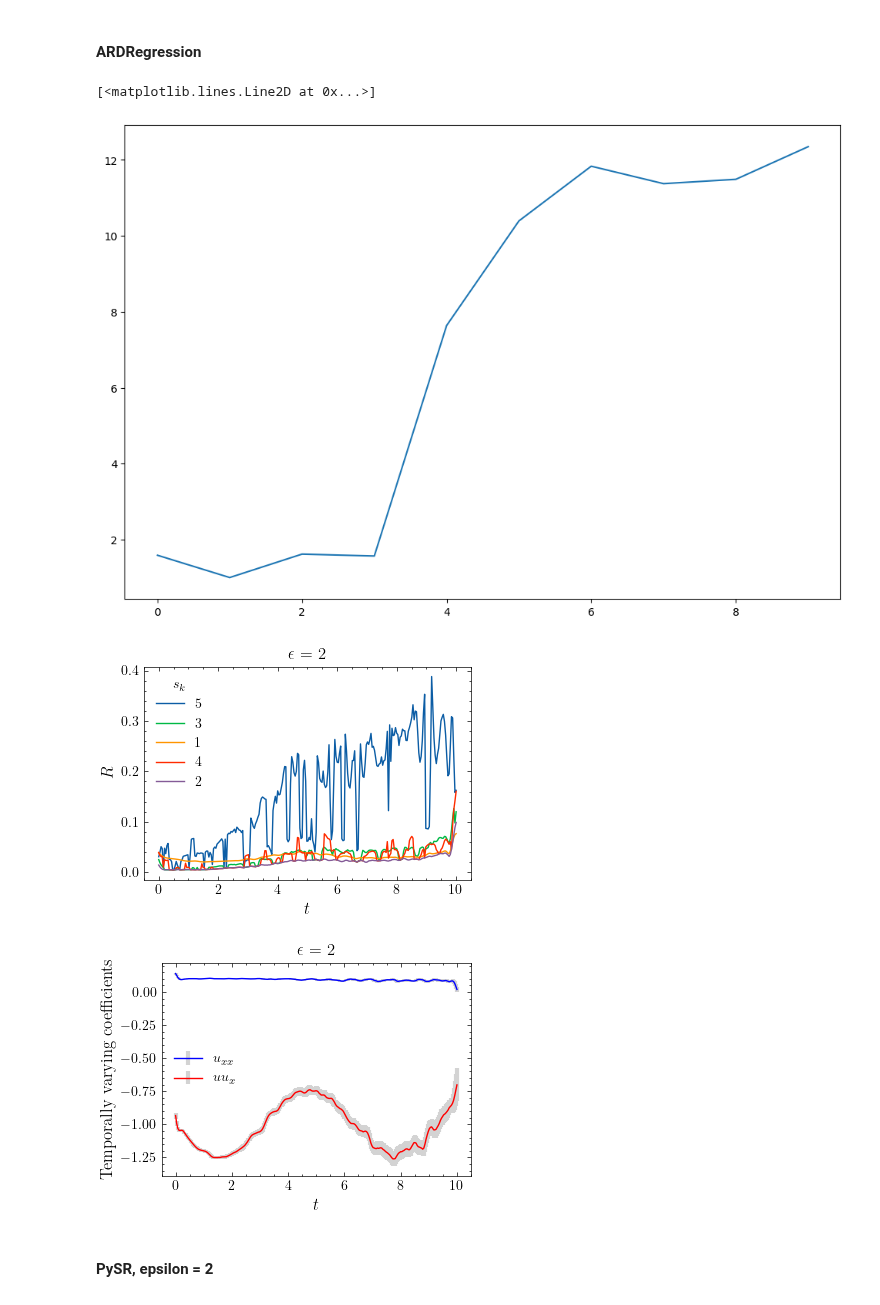
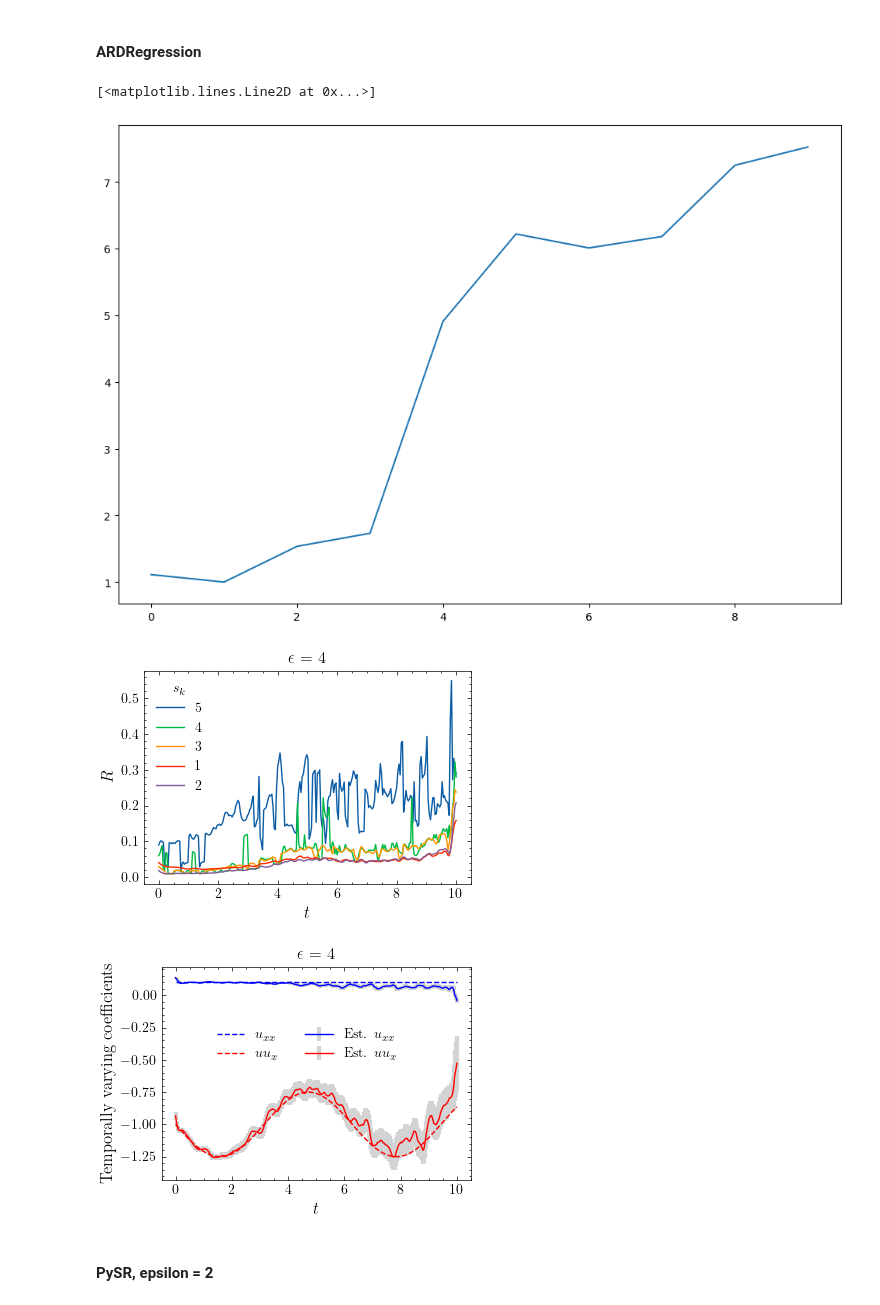
Before and after one commit to Pongpisit-Thanasutives/parametric-discovery, a Jupyter notebook: Parametric_Burgers-PySR.ipynb, the cells around one changed output. Cells and saved outputs as stored; diff of their text form; code cells hidden in the pictures.

```diff
--- a/Parametric_Burgers-PySR.ipynb
+++ b/Parametric_Burgers-PySR.ipynb
@@ -109,7 +109,7 @@ u_clean_x = FinDiff(0, dx, 1, acc=4)(u_clean)
 u_clean_xx = FinDiff(0, dx, 1, acc=4)(u_clean_x)
 u_clean_xxx = FinDiff(0, dx, 1, acc=4)(u_clean_xx)
 u_clean_xxxx = FinDiff(0, dx, 1, acc=4)(u_clean_xxx)
-noise_lv = 2 # 2, 4
+noise_lv = 4 # 2, 4
 noise_lv = abs(noise_lv)
 u = u + 0.01*noise_lv*std(u)*np.random.randn(n, m)
 # %%
@@ -294,7 +294,7 @@ ard_cvs /= min(ard_cvs)
 plt.plot(ard_cvs)
 # %% [output]
 [<matplotlib.lines.Line2D at 0x...>]
-[figure, old version]
+[figure, new version]
 # %%
 fs = 12
 with plt.style.context('science'):
@@ -309,23 +309,25 @@ with plt.style.context('science'):
     # plt.savefig(f"/Users/pongpisit/Documents/latex/UBIC-ACML/figures/burgers_r_noise{noise_lv}.pdf")
     plt.show()
 # %% [output]
-[figure, old version]
+[figure, new version]
 # %%
 with plt.style.context('science'):
     fig, ax = plt.subplots(figsize=(4, 3))
     ax.errorbar(t, np.array(ard_mean_coeffs[1])[:,0], yerr=2*np.array(ard_std_coeffs[1])[:,0],
-                 fmt='-', color='blue', ecolor='lightgray', elinewidth=3, capsize=0, label="$u_{xx}$")
+                 fmt='-', color='blue', ecolor='lightgray', elinewidth=3, capsize=0, label="Est. $u_{xx}$")
     ax.errorbar(t, np.array(ard_mean_coeffs[1])[:,1], yerr=2*np.array(ard_std_coeffs[1])[:,1],
-                 fmt='-', color='red', ecolor='lightgray', elinewidth=3, capsize=0, label="$uu_{x}$")
+                 fmt='-', color='red', ecolor='lightgray', elinewidth=3, capsize=0, label="Est. $uu_{x}$")
+    ax.plot(t, u_xx_true, '--', color='blue', label="$u_{xx}$")
+    ax.plot(t, uu_x_true, '--', color='red', label="$uu_{x}$")
     ax.set_xlabel("$t$", fontsize=fs)
     ax.set_ylabel('Temporally varying coefficients', fontsize=fs)
     ax.set_title(f"$\epsilon$ = {noise_lv}", fontsize=fs)
-    ax.legend()
+    ax.legend(ncol=2, bbox_to_anchor=(0.8, 0.5))
     fig.tight_layout()
-    # plt.savefig(f"/Users/pongpisit/Documents/latex/UBIC-ACML/figures/burgers_ci_noise{noise_lv}.pdf")
+    plt.savefig(f"/Users/pongpisit/Documents/latex/UBIC-ACML/figures/burgers_ci_noise{noise_lv}.pdf")
     plt.show()
 # %% [output]
-[figure, old version]
+[figure, new version]
 # %%
 f_u_xx, f_uu_x = linear_fit_grouped_data((Theta_grouped, Ut_grouped), considered_indices=candidates[1])
 # %% [markdown]
```
Also changed, not shown: parts of 6 cells of this notebook, 2 other files.
